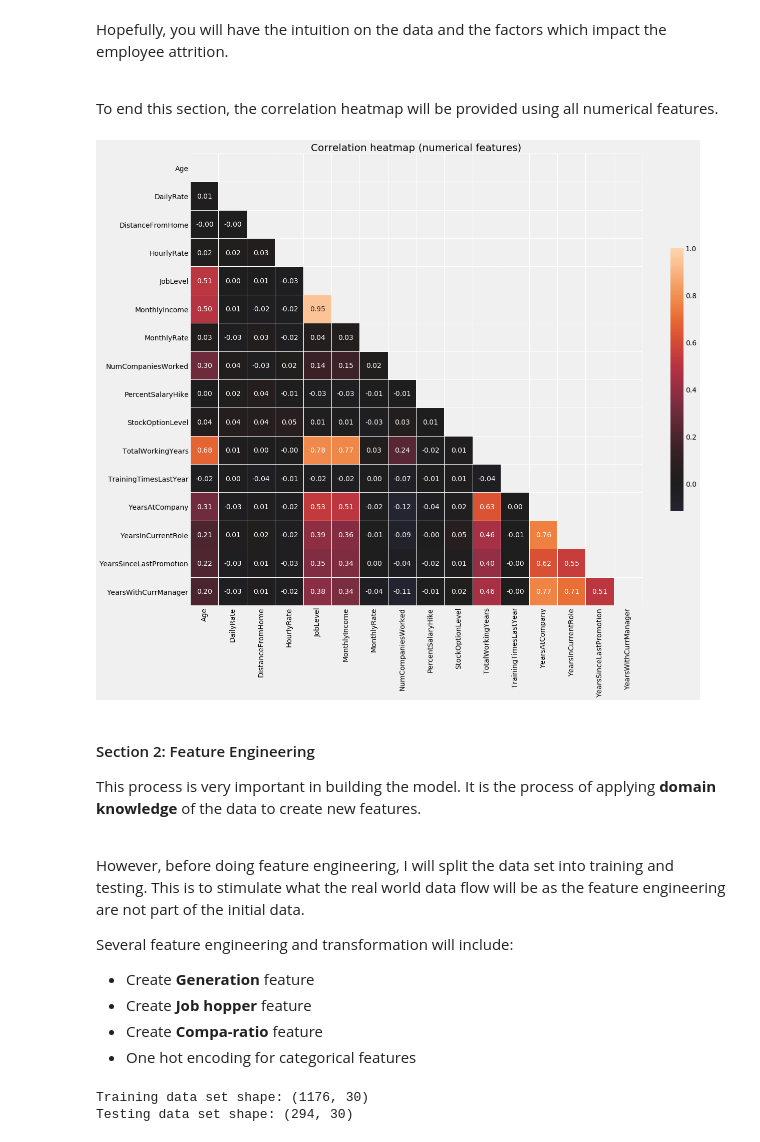
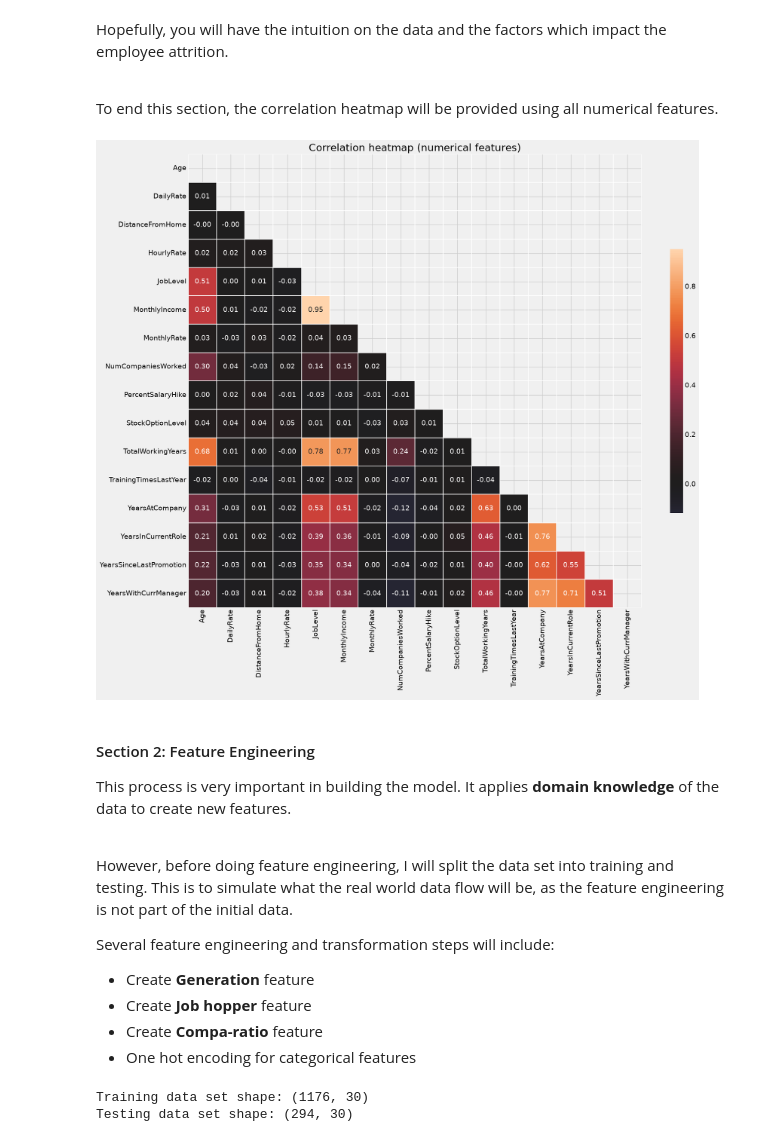
Before and after one commit to netsatsawat/HR-Analytics, a Jupyter notebook: code/HRM_Employee Attrition.ipynb, the cells around one changed output. Saved outputs shown, nothing was run; the diff lists cells and outputs as text; code cells hidden in the pictures.

```diff
--- a/code/HRM_Employee Attrition.ipynb
+++ b/code/HRM_Employee Attrition.ipynb
@@ -186,7 +187,9 @@ data_df['EnvironmentSatisfaction'] = \
 data_df['JobInvolvement'] = data_df['JobInvolvement'].apply(lambda x: job_inv_map[x])
 data_df['JobSatisfaction'] = \
     data_df['JobSatisfaction'].apply(lambda x: job_sat_map[x])
-data_df['PerformanceRating'] = data_df['PerformanceRating'].apply(lambda x: perf_rate_map[x])
+data_df['PerformanceRating'] = data_df['PerformanceRating'].apply(
+    lambda x: perf_rate_map[x]
+)
 data_df['RelationshipSatisfaction'] = \
     data_df['RelationshipSatisfaction'].apply(lambda x: relation_sat_map[x])
 data_df['WorkLifeBalance'] = data_df['WorkLifeBalance'].apply(lambda x: work_life_map[x])
@@ -407,26 +419,28 @@ Hopefully, you will have the intuition on the data and the factors which impact
 To end this section, the correlation heatmap will be provided using all numerical features.
 # %%
 f,ax = plt.subplots(figsize=(18, 18))
-corr = data_df.corr()
-mask = np.zeros_like(corr, dtype=np.bool)
+corr = data_df.corr(
+    numeric_only=True
+)  # pandas no longer drops the text columns on its own
+mask = np.zeros_like(corr, dtype=bool)
 mask[np.triu_indices_from(mask)] = True
 sns.heatmap(corr, mask=mask, annot=True, linewidths=.1, fmt= '.2f',ax=ax,
             center=0, square=True, cbar_kws={'shrink': .5}
            )
 plt.title('Correlation heatmap (numerical features)', size=20)
 plt.show();
 # %% [output]
-[figure, old version]
+[figure, new version]
 # %% [markdown]
 #### Section 2: Feature Engineering
 
-This process is very important in building the model. It is the process of applying __domain knowledge__ of the data to create new features.
+This process is very important in building the model. It applies __domain knowledge__ of the data to create new features.
 
 <br>
 
-However, before doing feature engineering, I will split the data set into training and testing. This is to stimulate what the real world data flow will be as the feature engineering are not part of the initial data.
+However, before doing feature engineering, I will split the data set into training and testing. This is to simulate what the real world data flow will be, as the feature engineering is not part of the initial data.
 
-Several feature engineering and transformation will include:
+Several feature engineering and transformation steps will include:
 
 - Create __Generation__ feature
 - Create __Job hopper__ feature
```
Also changed, not shown: parts of 58 cells of this notebook, 17 other files.
